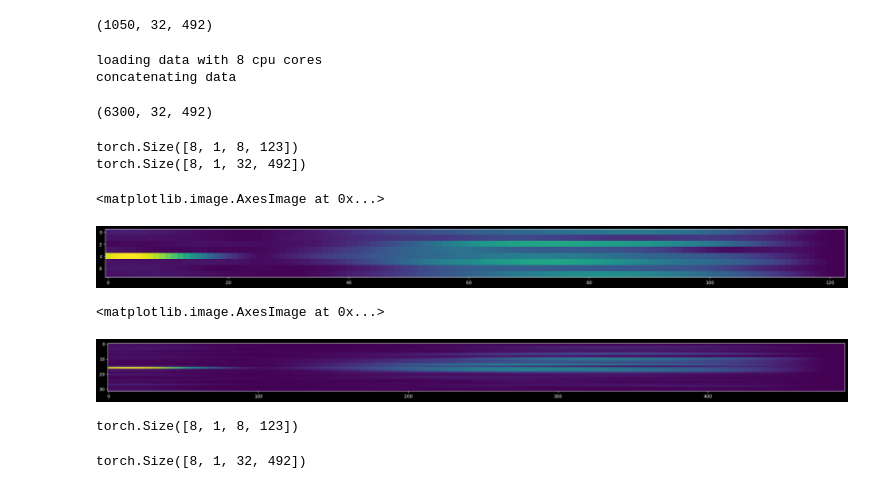
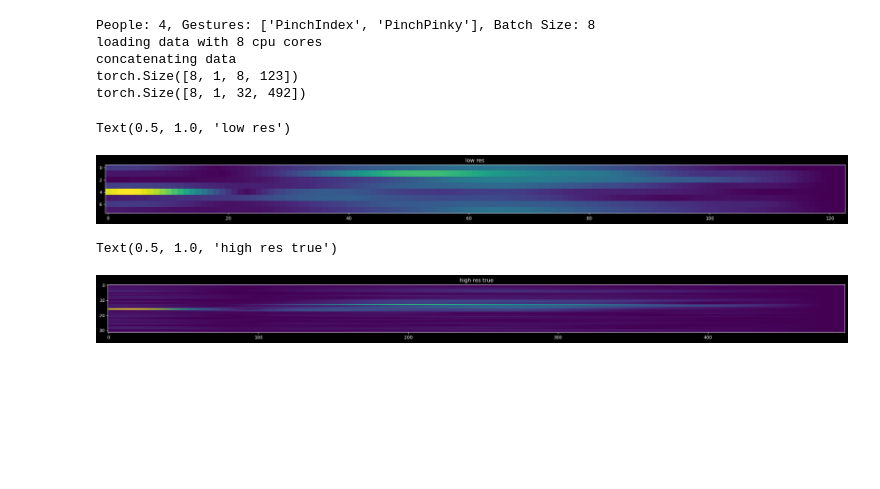
Before and after one commit to NetanelBlumenfeld/Radar, a Jupyter notebook: src/python/main_note_book.ipynb, the cells around one changed output. Drawn from its saved outputs; the diff is of its cells as text; code cells hidden in the pictures; blank space fills up the shorter version.

```diff
--- a/src/python/main_note_book.ipynb
+++ b/src/python/main_note_book.ipynb
@@ -70,27 +70,21 @@ data_dir1 = "/Users/netanelblumenfeld/Desktop/data/11G/data_npy/"
 output_dir = "/Users/netanelblumenfeld/Desktop/bgu/Msc/project/outputs"
 
 people = 4
+m = Drln(2)
+path="/Users/netanelblumenfeld/Desktop/bgu/Msc/project/outputs/models/sr/Drln_2/11G_normalization.range_0_1/lr_0.0005_batch_size_128_loss_L1/2023-12-27_13:39:19min_loss_model.pt"
+m.load_state_dict(torch.load(path,map_location=torch.device('cpu')))
+
+
+data_dir = "/Users/netanelblumenfeld/Desktop/data/11G/"
+
+data = tiny_data_high_res(data_dir, people, gestures,8,Normalization.Range_0_1)
+for x,y in data[0]:
+    print(x.shape)
+    print(y.shape)
+    break
+# %% [output]
+People: 4, Gestures: ['PinchIndex', 'PinchPinky'], Batch Size: 8
+loading data with 8 cpu cores
+concatenating data
+torch.Size([8, 1, 8, 123])
+torch.Size([8, 1, 32, 492])
-# %%
-from data_loader.tiny_radar_loader import tiny_radar_for_classifier, tiny_tt
-from training_scripts.training_sr import train_drln
-
-
-
-# data_dir = "/Users/netanelblumenfeld/Desktop/data/11G/"
-# high,low,name = tiny_tt(data_dir, 3, gestures,8,Normalization.Range_0_1)
-
-data_dir = "/Users/netanelblumenfeld/Desktop/data/11G/"
-paths = data_paths(data_dir, people, gestures,"npy")
-data = feat_sr_reshape(npy_feat_reshape(load_data(paths[0])))
-data.shape
-# %% [output]
-(1050, 32, 492)
-# %%
-data_dir = "/Users/netanelblumenfeld/Desktop/data/11G/"
-
-data = load_tiny_data(data_dir, people, gestures,"npy")
-data.shape
-# %% [output]
-loading data with 8 cpu cores
-concatenating data
-(6300, 32, 492)
@@ -100,20 +91,18 @@ trainloader = DataLoader(dataset, batch_size=8, shuffle=True)
-# %%
-for x,y in trainloader:
-    print(x.shape)
-    print(y.shape)
-    break
-# %% [output]
-torch.Size([8, 1, 8, 123])
-torch.Size([8, 1, 32, 492])
+# %%
+res = m(x)
+k=4
+# evaluation(x[0],y[0],res[0])
 # %%
 plt.figure(figsize=(30,30))
-plt.imshow(x[0,0])
+plt.imshow(x[k,0])
+plt.title("low res")
 # %% [output]
-<matplotlib.image.AxesImage at 0x...>
+Text(0.5, 1.0, 'low res')
-[figure, old version]
+[figure, new version]
 # %%
 plt.figure(figsize=(30,30))
-plt.imshow(y[0,0])
+plt.imshow(y[k,0])
+plt.title("high res true")
 # %% [output]
-<matplotlib.image.AxesImage at 0x...>
+Text(0.5, 1.0, 'high res true')
-[figure, old version]
+[figure, new version]
@@ -124,13 +109,2 @@ m.load_state_dict(torch.load(path,map_location=torch.device('cpu')))
-# %%
-x.shape
-# %% [output]
-torch.Size([8, 1, 8, 123])
-# %%
-
-
-res = m(x)
-res.shape
-# %% [output]
-torch.Size([8, 1, 32, 492])
 # %%
 plt.figure(figsize=(30,30))
```
Also changed, not shown: parts of 7 cells of this notebook.
